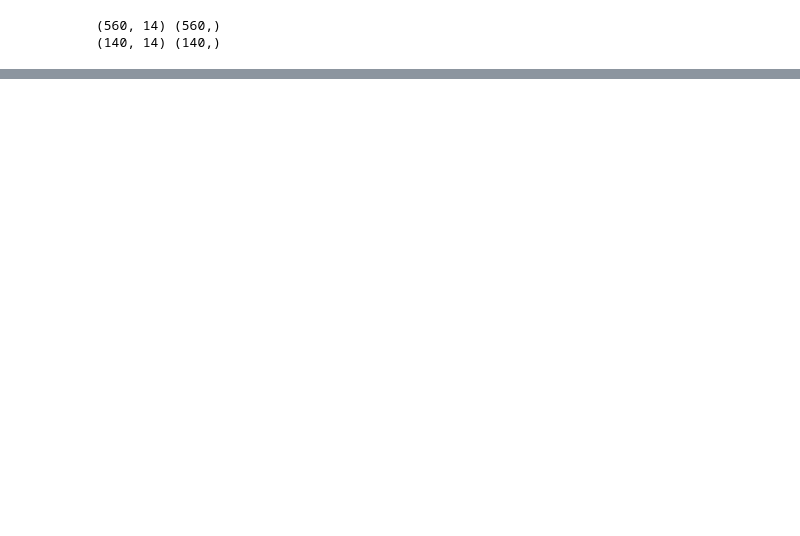
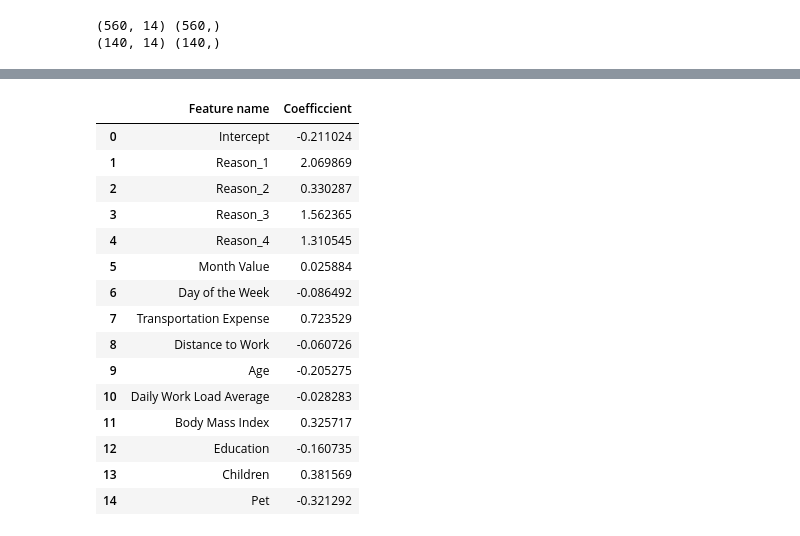
Before and after one commit to pancholiu/ML_Absenteeism_Module, a Jupyter notebook: Abesenteeism_Logistic_Regression.ipynb, the cells around one changed output, grey strips where cells are left out. Drawn from its saved outputs; the diff is of its cells as text; code cells hidden in the pictures; blank space fills up the shorter version.

Commit message:
Get coefficients and intercept

```diff
--- a/Abesenteeism_Logistic_Regression.ipynb
+++ b/Abesenteeism_Logistic_Regression.ipynb
@@ -162,0 +170,4 @@ print(x_test.shape, y_test.shape)
+# %%
+reg = LogisticRegression()
+# %%
+reg.fit(x_train, y_train)
@@ -162,0 +279,6 @@ print(x_test.shape, y_test.shape)
+# %%
+feature_name = unscaled_inputs.columns.values
+# %%
+summary_table = pd.DataFrame(columns=['Feature name'], data = feature_name)
+summary_table['Coefficcient'] = np.transpose(reg.coef_)
+summary_table
@@ -162,0 +301,22 @@ print(x_test.shape, y_test.shape)
+# %%
+summary_table.index = summary_table.index + 1
+summary_table.loc[0] = ['Intercept', reg.intercept_[0]]
+summary_table = summary_table.sort_index()
+summary_table
+# %% [output]
+|  | Feature name | Coefficcient |
+| 0 | Intercept | -0.211024 |
+| 1 | Reason_1 | 2.069869 |
+| 2 | Reason_2 | 0.330287 |
+| 3 | Reason_3 | 1.562365 |
+| 4 | Reason_4 | 1.310545 |
+| 5 | Month Value | 0.025884 |
+| 6 | Day of the Week | -0.086492 |
+| 7 | Transportation Expense | 0.723529 |
+| 8 | Distance to Work | -0.060726 |
+| 9 | Age | -0.205275 |
+| 10 | Daily Work Load Average | -0.028283 |
+| 11 | Body Mass Index | 0.325717 |
+| 12 | Education | -0.160735 |
+| 13 | Children | 0.381569 |
+| 14 | Pet | -0.321292 |
```
Also changed, not shown: parts of 18 cells of this notebook.
